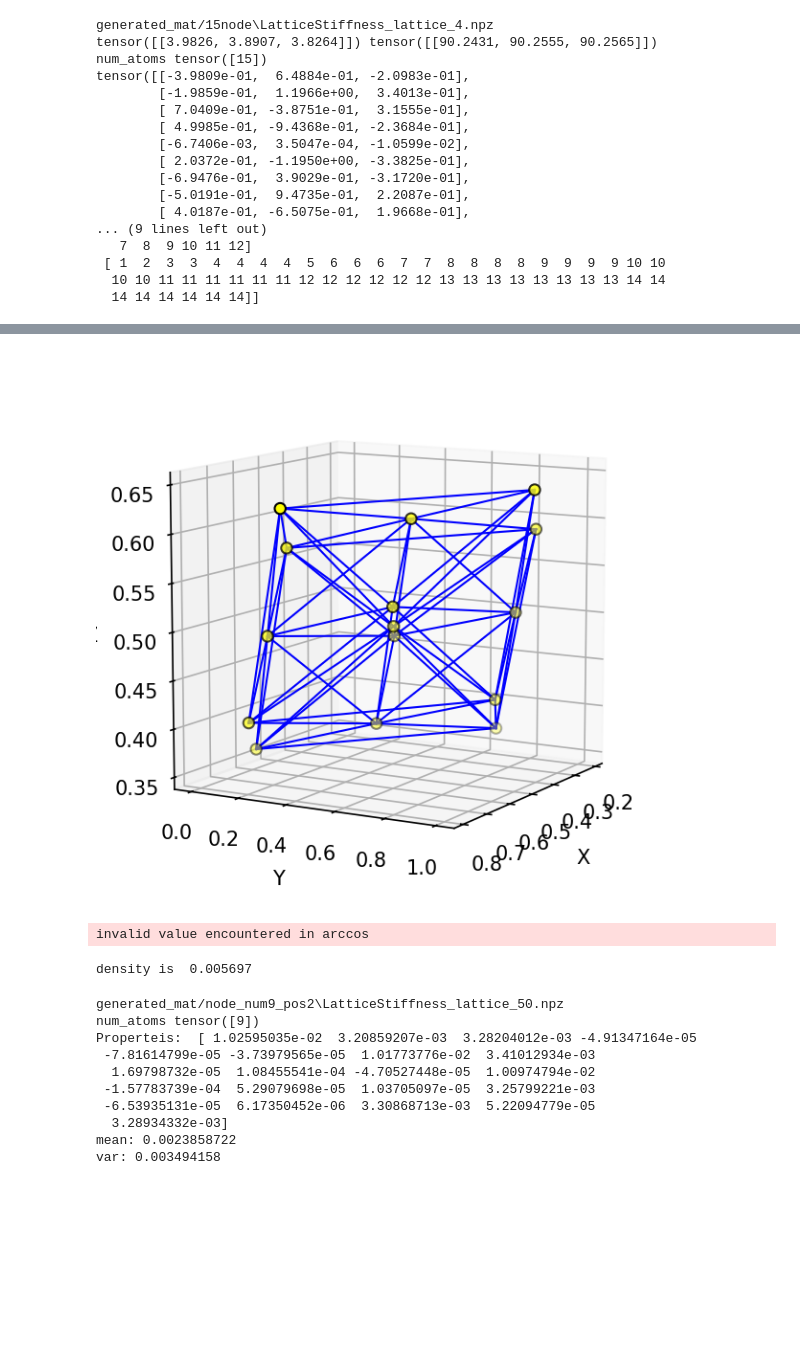
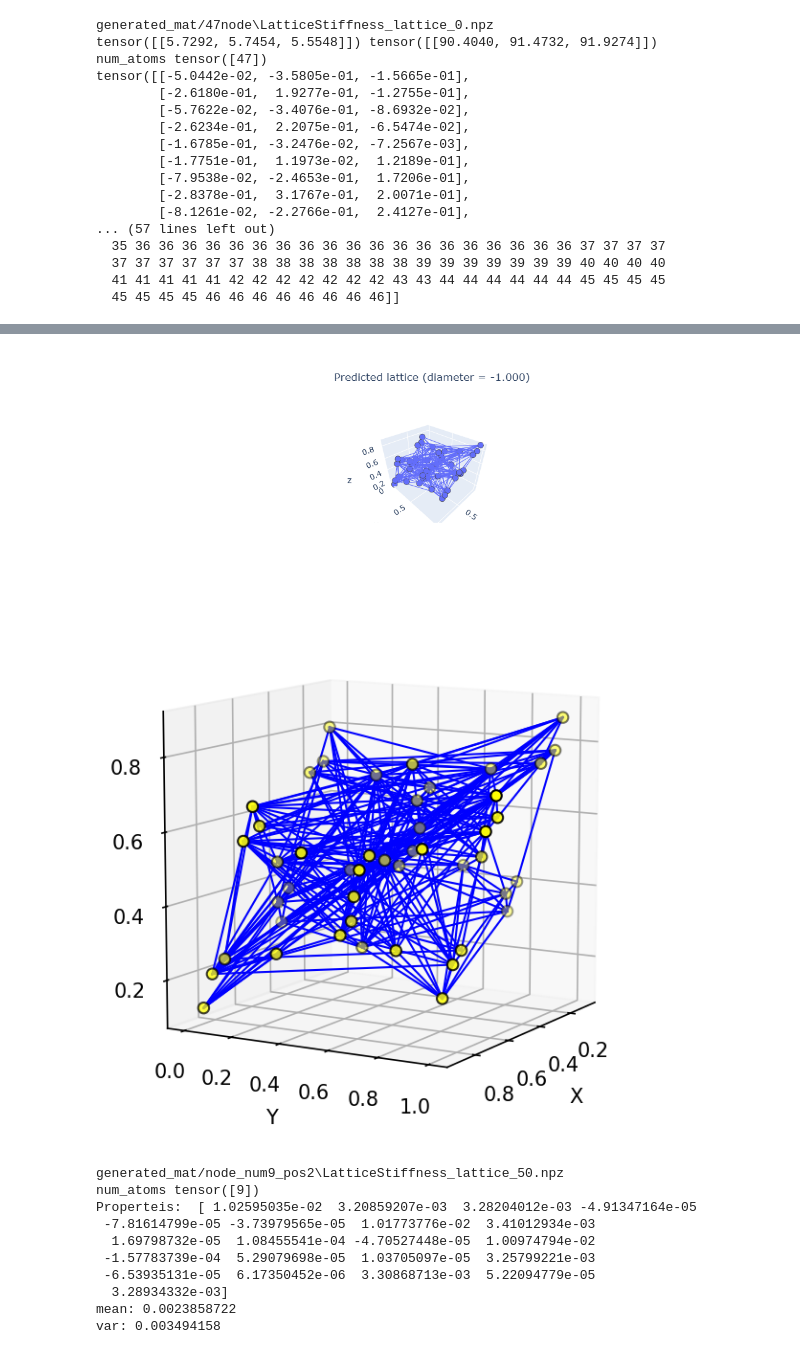
Before and after one commit to cjpcool/MetaMatGen, a Jupyter notebook: vis_gen_lattice.ipynb, the cells around one changed output, grey strips where cells are left out. Saved outputs shown, nothing was run; the diff lists cells and outputs as text; code cells hidden in the pictures; blank space fills up the shorter version.

Commit message:
visualization after gen

```diff
--- a/vis_gen_lattice.ipynb
+++ b/vis_gen_lattice.ipynb
@@ -339,25 +339,25 @@ def plot_lattice_from_path(path, name, cutoff=1.0,max_num_neighbors_threshold=3,
     print('density is ', density)
     visualizeVox(voxel)
 # %%
-path = 'generated_mat/15node'
-name = 'LatticeStiffness_lattice_4.npz'
+path = 'generated_mat/47node'
+name = 'LatticeStiffness_lattice_0.npz'
 # plot_origin_lattice_from_path(path,name)
 plot_lattice_from_path(path, name)
 # %% [output]
-generated_mat/15node\LatticeStiffness_lattice_4.npz
-tensor([[3.9826, 3.8907, 3.8264]]) tensor([[90.2431, 90.2555, 90.2565]])
-num_atoms tensor([15])
-tensor([[-3.9809e-01,  6.4884e-01, -2.0983e-01],
-        [-1.9859e-01,  1.1966e+00,  3.4013e-01],
-        [ 7.0409e-01, -3.8751e-01,  3.1555e-01],
-        [ 4.9985e-01, -9.4368e-01, -2.3684e-01],
-        [-6.7406e-03,  3.5047e-04, -1.0599e-02],
-        [ 2.0372e-01, -1.1950e+00, -3.3825e-01],
-        [-6.9476e-01,  3.9029e-01, -3.1720e-01],
-        [-5.0191e-01,  9.4735e-01,  2.2087e-01],
-        [ 4.0187e-01, -6.5075e-01,  1.9668e-01],
-... (9 lines left out)
-   7  8  9 10 11 12]
- [ 1  2  3  3  4  4  4  4  5  6  6  6  7  7  8  8  8  8  9  9  9  9 10 10
-  10 10 11 11 11 11 11 11 12 12 12 12 12 12 13 13 13 13 13 13 13 13 14 14
-  14 14 14 14 14 14]]
+generated_mat/47node\LatticeStiffness_lattice_0.npz
+tensor([[5.7292, 5.7454, 5.5548]]) tensor([[90.4040, 91.4732, 91.9274]])
+num_atoms tensor([47])
+tensor([[-5.0442e-02, -3.5805e-01, -1.5665e-01],
+        [-2.6180e-01,  1.9277e-01, -1.2755e-01],
+        [-5.7622e-02, -3.4076e-01, -8.6932e-02],
+        [-2.6234e-01,  2.2075e-01, -6.5474e-02],
+        [-1.6785e-01, -3.2476e-02, -7.2567e-03],
+        [-1.7751e-01,  1.1973e-02,  1.2189e-01],
+        [-7.9538e-02, -2.4653e-01,  1.7206e-01],
+        [-2.8378e-01,  3.1767e-01,  2.0071e-01],
+        [-8.1261e-02, -2.2766e-01,  2.4127e-01],
+... (57 lines left out)
+  35 36 36 36 36 36 36 36 36 36 36 36 36 36 36 36 36 36 36 36 37 37 37 37
+  37 37 37 37 37 37 38 38 38 38 38 38 38 39 39 39 39 39 39 39 40 40 40 40
+  41 41 41 41 41 42 42 42 42 42 42 42 43 43 44 44 44 44 44 44 45 45 45 45
+  45 45 45 45 46 46 46 46 46 46 46 46]]
@@ -365,6 +364,5 @@ tensor([[-3.9809e-01,  6.4884e-01, -2.0983e-01],
-[figure, old version]
+[figure, new version]
-invalid value encountered in arccos
-density is  0.005697
+[figure, added]
 # %%
 path = 'generated_mat/not_decomp'
 name = 'LatticeStiffness_lattice_0.npz'
```
Also changed, not shown: parts of 1 cell of this notebook, 3 other files.
